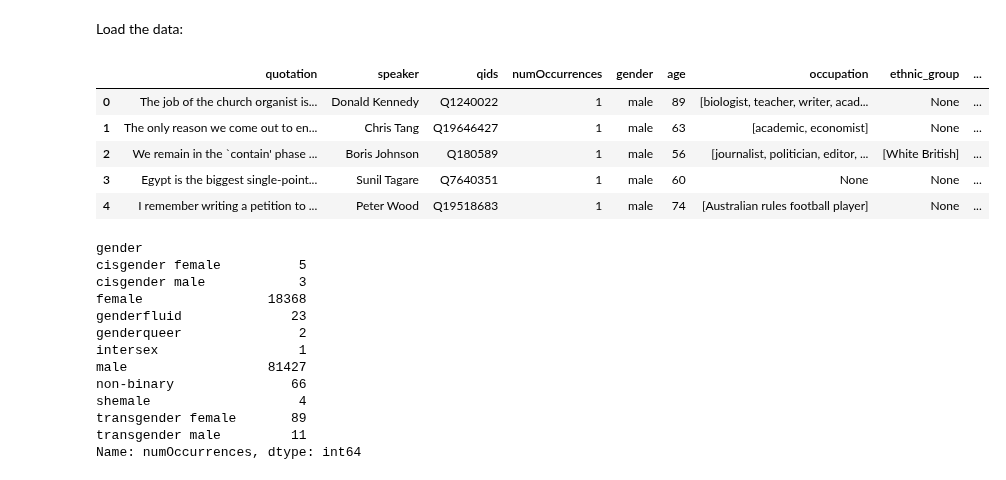
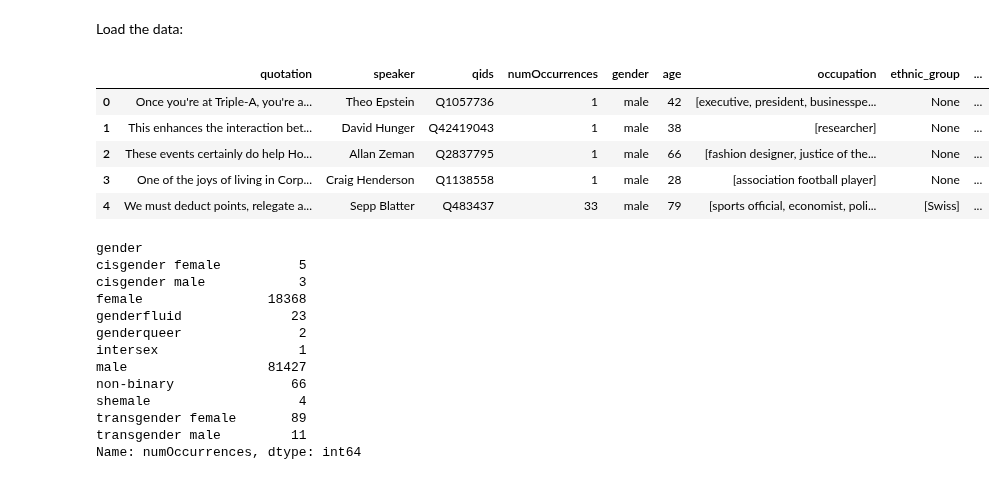
Before and after one commit to janougome/ADA-team, a Jupyter notebook: Descriptive tasks.ipynb, the cells around one changed output. Drawn from its saved outputs; the diff is of its cells as text; code cells hidden in the pictures.

Commit message:
minor changes + dataset 2017after and 2017before

```diff
--- a/Descriptive tasks.ipynb
+++ b/Descriptive tasks.ipynb
@@ -64,7 +64,8 @@ DATA_FOLDER = 'data/'
 
 DATA_2015 = DATA_FOLDER+"sample-2015.json.bz2"
 DATA_2016 = DATA_FOLDER+"sample-2016.json.bz2"
-
+DATA_2017_BEFORE = DATA_FOLDER + "sample-2017-before.json.bz2"
+DATA_2017_AFTER = DATA_FOLDER + "sample-2017-after.json.bz2"
 DATA_2018 = DATA_FOLDER+"sample-2018.json.bz2"
 DATA_2019 = DATA_FOLDER+"sample-2019.json.bz2"
 DATA_2020 = DATA_FOLDER+"sample-2020.json.bz2"
@@ -78,16 +79,27 @@ Load the data:
 # %%
 wiki_labels = pd.read_csv(WIKIDATA_LABELS, compression='bz2', index_col='QID')
 # %%
+quotes_2015 = pd.read_json(DATA_2015)
+quotes_2016 = pd.read_json(DATA_2016)
+quotes_2017_before = pd.read_json(DATA_2017_BEFORE)
+quotes_2017_after = pd.read_json(DATA_2017_AFTER)
+quotes_2018 = pd.read_json(DATA_2018)
+quotes_2019 = pd.read_json(DATA_2019)
 quotes_2020 = pd.read_json(DATA_2020)
+# %%
+quotes_before = pd.concat([quotes_2015, quotes_2016, quotes_2017_before], ignore_index=True)
+quotes_after_shortterm = pd.concat([quotes_2017_after, quotes_2018], ignore_index=True)
+quotes_after_longterm = pd.concat([quotes_2019, quotes_2020], ignore_index=True)
+quotes_after = pd.concat([quotes_after_shortterm, quotes_after_longterm], ignore_index=True)
 # %%
-quotes_2020.head()
+quotes_before.head()
 # %% [output]
 |  | quotation | speaker | qids | numOccurrences | gender | age | occupation | ethnic_group | ... |
-| 0 | The job of the church organist is... | Donald Kennedy | Q1240022 | 1 | male | 89 | [biologist, teacher, writer, acad... | None | ... |
-| 1 | The only reason we come out to en... | Chris Tang | Q19646427 | 1 | male | 63 | [academic, economist] | None | ... |
-| 2 | We remain in the `contain' phase ... | Boris Johnson | Q180589 | 1 | male | 56 | [journalist, politician, editor, ... | [White British] | ... |
-| 3 | Egypt is the biggest single-point... | Sunil Tagare | Q7640351 | 1 | male | 60 | None | None | ... |
-| 4 | I remember writing a petition to ... | Peter Wood | Q19518683 | 1 | male | 74 | [Australian rules football player] | None | ... |
+| 0 | Once you're at Triple-A, you're a... | Theo Epstein | Q1057736 | 1 | male | 42 | [executive, president, businesspe... | None | ... |
+| 1 | This enhances the interaction bet... | David Hunger | Q42419043 | 1 | male | 38 | [researcher] | None | ... |
+| 2 | These events certainly do help Ho... | Allan Zeman | Q2837795 | 1 | male | 66 | [fashion designer, justice of the... | None | ... |
+| 3 | One of the joys of living in Corp... | Craig Henderson | Q1138558 | 1 | male | 28 | [association football player] | None | ... |
+| 4 | We must deduct points, relegate a... | Sepp Blatter | Q483437 | 33 | male | 79 | [sports official, economist, poli... | [Swiss] | ... |
 # %%
 #Group the data by gender
 speaker_grouped = quotes_2020.groupby(quotes_2020.gender)
```
Also changed, not shown: 3 other files.
